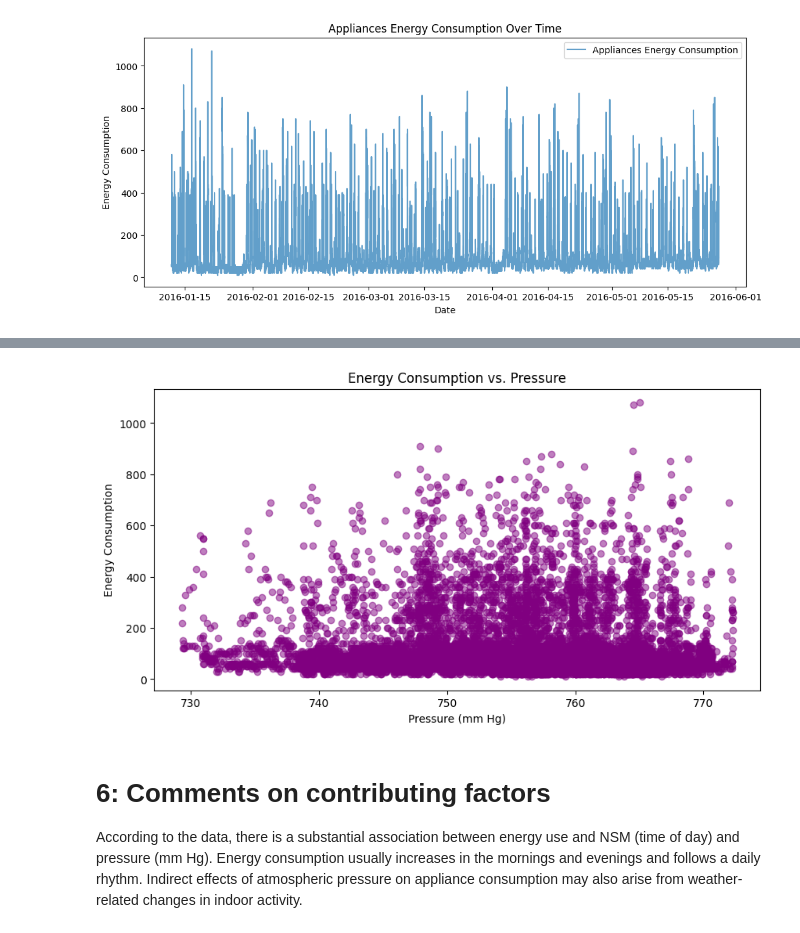
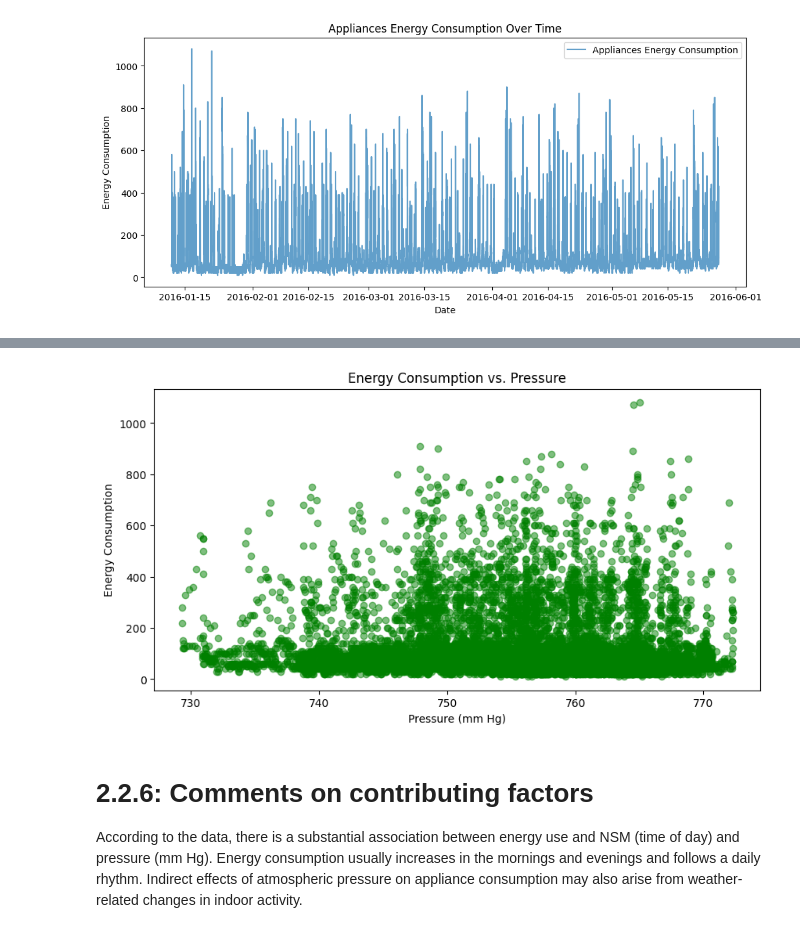
Before and after one commit to IshaniCheke/ME592_HW_1, a Jupyter notebook: TimeSeries_IshaniCheke.ipynb, the cells around one changed output, grey strips where cells are left out. Drawn from its saved outputs; the diff is of its cells as text; code cells hidden in the pictures.

```diff
--- a/TimeSeries_IshaniCheke.ipynb
+++ b/TimeSeries_IshaniCheke.ipynb
@@ -67,15 +72,16 @@ plt.show()
 # %%
-# Step 5: Plot energy consumption vs. Press mm Hg
+# 2.2.5: Plot energy consumption vs. Press mm Hg
+
 plt.figure(figsize=(10, 5))
-plt.scatter(data['Press_mm_hg'], data['Appliances'], alpha=0.5, color='purple')
+plt.scatter(data['Press_mm_hg'], data['Appliances'], alpha=0.5, color='green')
 plt.xlabel("Pressure (mm Hg)")
 plt.ylabel("Energy Consumption")
 plt.title("Energy Consumption vs. Pressure")
 plt.show()
 # %% [output]
-[figure, old version]
+[figure, new version]
 # %% [markdown]
 
-# **6: Comments on contributing factors**
+# **2.2.6: Comments on contributing factors**
 
 According to the data, there is a substantial association between energy use and NSM (time of day) and pressure (mm Hg). Energy consumption usually increases in the mornings and evenings and follows a daily rhythm. Indirect effects of atmospheric pressure on appliance consumption may also arise from weather-related changes in indoor activity.
```
Also changed, not shown: parts of 5 cells of this notebook, 2 other files.
